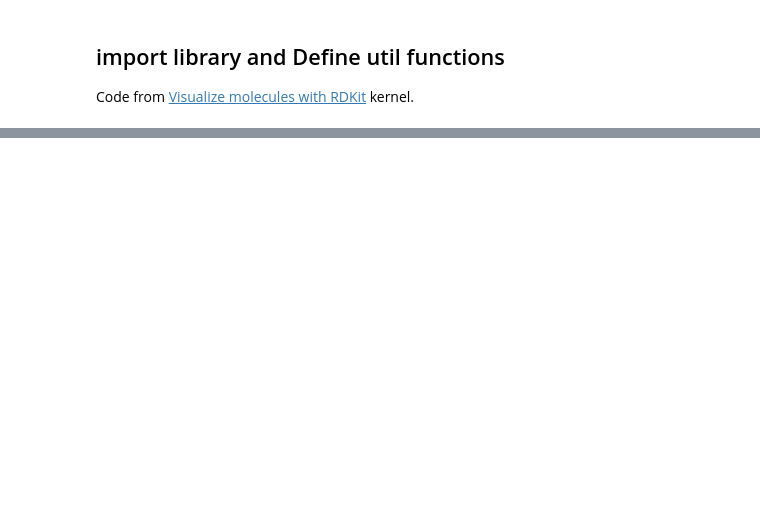
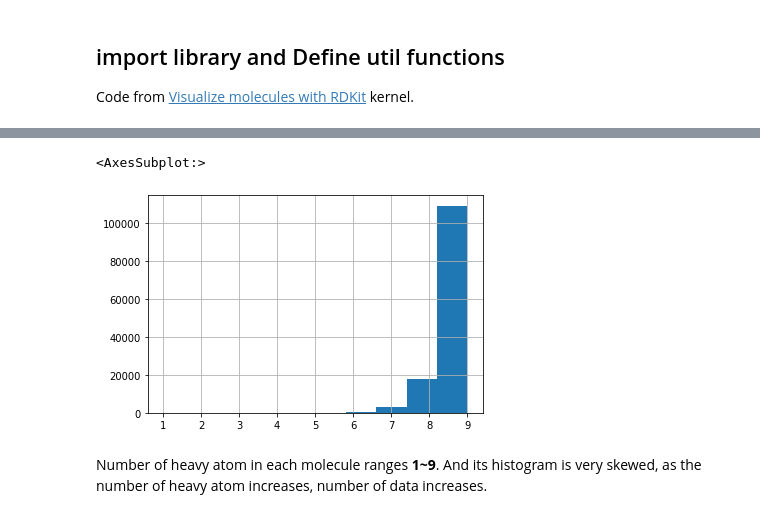
Before and after one commit to JIPiration/GNNZeroToAll, a Jupyter notebook: codes/predicting-molecular-properties/eda-and-graph-nn-baseline-modeling.ipynb, the cells around one changed output, grey strips where cells are left out. Cells and saved outputs as stored; diff of their text form; code cells hidden in the pictures; blank space fills up the shorter version.

```diff
--- a/codes/predicting-molecular-properties/eda-and-graph-nn-baseline-modeling.ipynb
+++ b/codes/predicting-molecular-properties/eda-and-graph-nn-baseline-modeling.ipynb
@@ -412,0 +839,7 @@ def AC2BO(AC, atomicNumList, charge, charged_fragments, quick):
+# %%
+heavy_atoms_in_mol.hist()
+# %% [output]
+<AxesSubplot:>
+[figure, added]
+# %% [markdown]
+Number of heavy atom in each molecule ranges **1~9**. And its histogram is very skewed, as the number of heavy atom increases, number of data increases.
```
Also changed, not shown: parts of 63 cells of this notebook.
